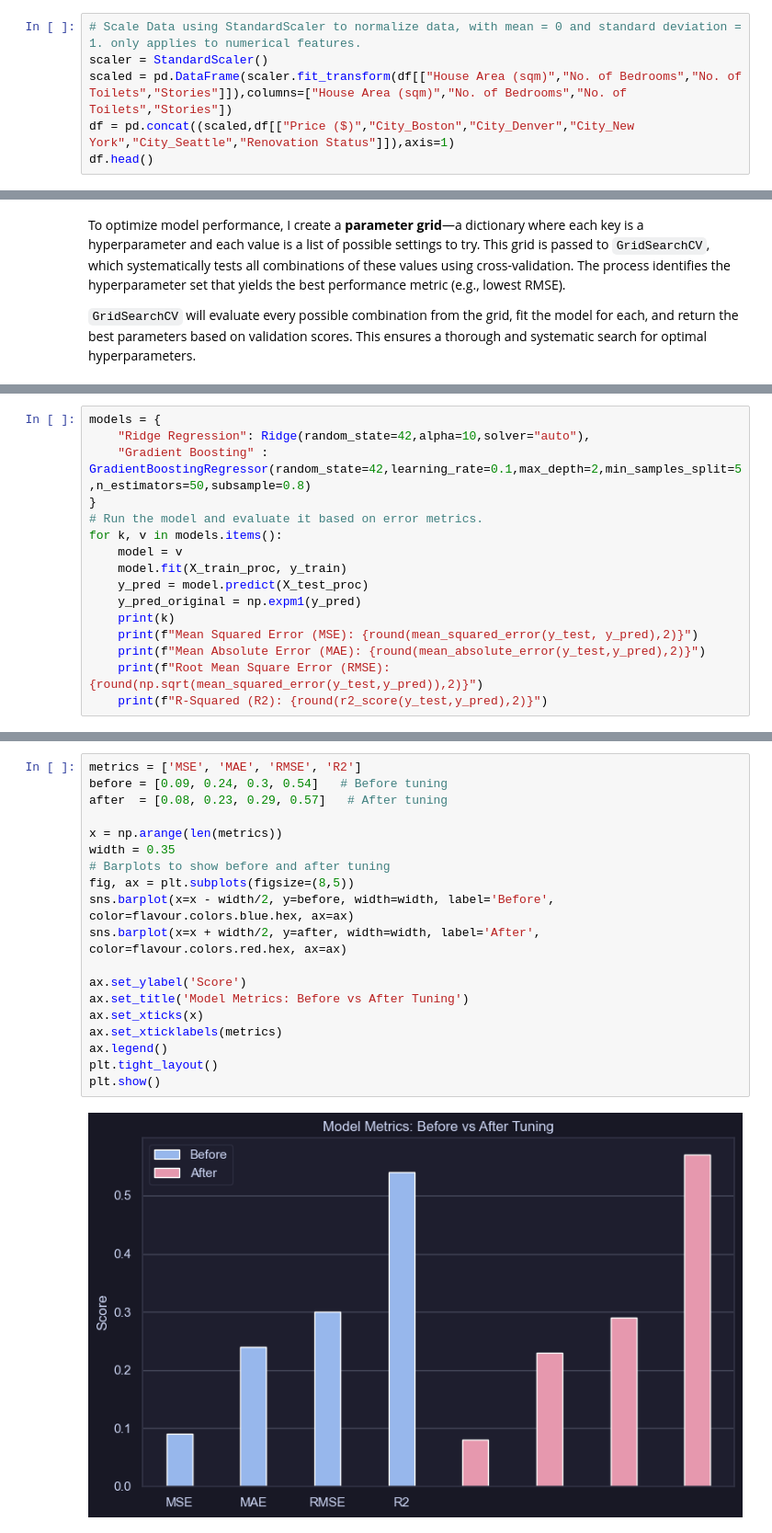
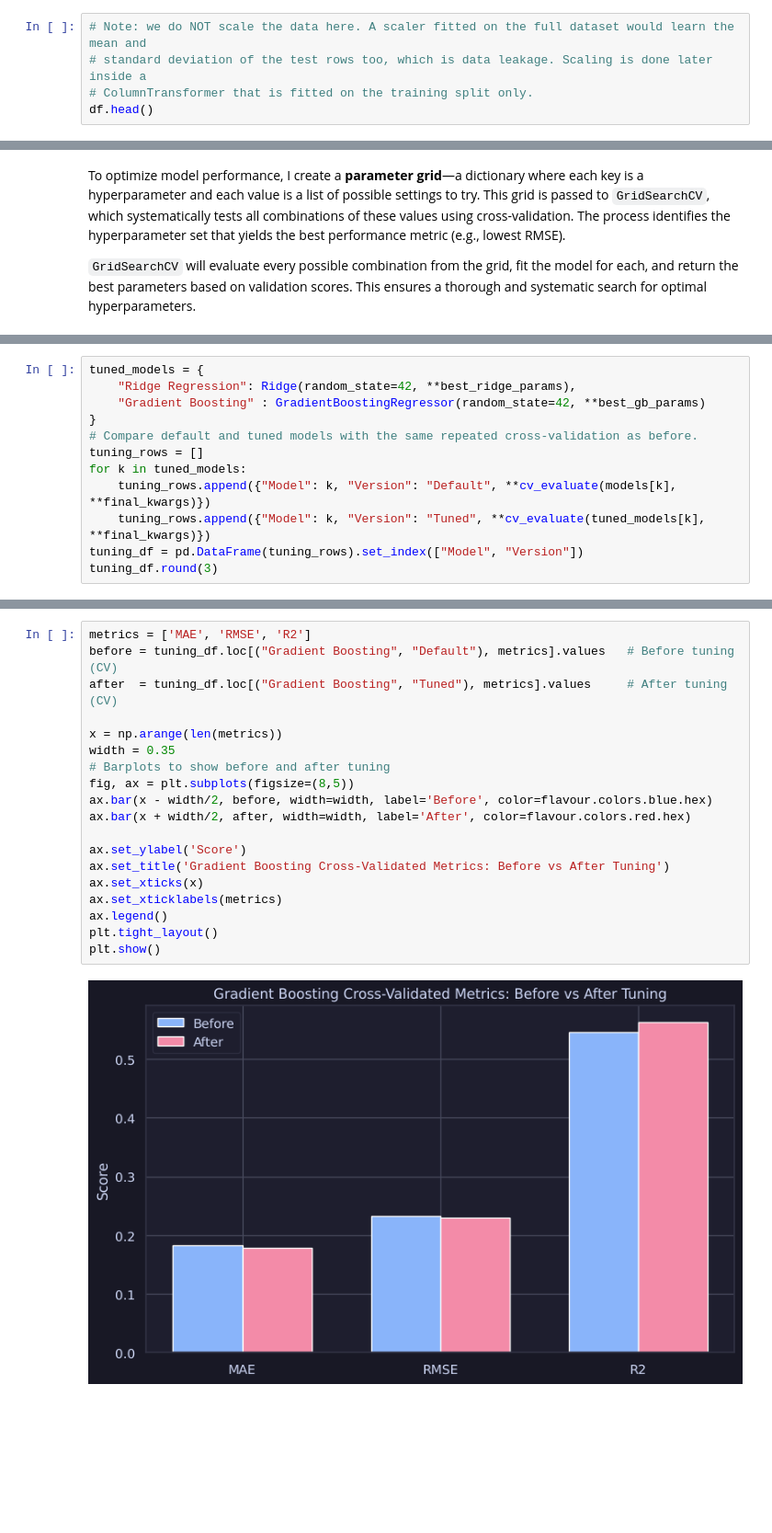
Before and after one commit to pufferfish3e/supervised-learning, a Jupyter notebook: Regression.ipynb, the cells around one changed output, grey strips where cells are left out. Shown at 92% size. Cells and saved outputs as stored; diff of their text form; blank space fills up the shorter version.

```diff
--- a/Regression.ipynb
+++ b/Regression.ipynb
@@ -596,9 +595,8 @@ Our target variable is **Price ($)**, and our features include:
 
 Let's begin by preparing our data for model training.
 # %%
-# Scale Data using StandardScaler to normalize data, with mean = 0 and standard deviation = 1. only applies to numerical features.
-scaler = StandardScaler()
-scaled = pd.DataFrame(scaler.fit_transform(df[["House Area (sqm)","No. of Bedrooms","No. of Toilets","Stories"]]),columns=["House Area (sqm)","No. of Bedrooms","No. of Toilets","Stories"])
-df = pd.concat((scaled,df[["Price ($)","City_Boston","City_Denver","City_New York","City_Seattle","Renovation Status"]]),axis=1)
+# Note: we do NOT scale the data here. A scaler fitted on the full dataset would learn the mean and
+# standard deviation of the test rows too, which is data leakage. Scaling is done later inside a
+# ColumnTransformer that is fitted on the training split only.
 df.head()
 # %% [output]
@@ -1052,17 +969,13 @@ Best Score: 0.2281171283959959
 # %%
-models = {
-    "Ridge Regression": Ridge(random_state=42,alpha=10,solver="auto"),
-    "Gradient Boosting" : GradientBoostingRegressor(random_state=42,learning_rate=0.1,max_depth=2,min_samples_split=5,n_estimators=50,subsample=0.8)
+tuned_models = {
+    "Ridge Regression": Ridge(random_state=42, **best_ridge_params),
+    "Gradient Boosting" : GradientBoostingRegressor(random_state=42, **best_gb_params)
 }
-# Run the model and evaluate it based on error metrics.
-for k, v in models.items():
-    model = v
-    model.fit(X_train_proc, y_train)
-    y_pred = model.predict(X_test_proc)
-    y_pred_original = np.expm1(y_pred)
-    print(k)
-    print(f"Mean Squared Error (MSE): {round(mean_squared_error(y_test, y_pred),2)}")
-    print(f"Mean Absolute Error (MAE): {round(mean_absolute_error(y_test,y_pred),2)}")
-    print(f"Root Mean Square Error (RMSE): {round(np.sqrt(mean_squared_error(y_test,y_pred)),2)}")
-    print(f"R-Squared (R2): {round(r2_score(y_test,y_pred),2)}")
+# Compare default and tuned models with the same repeated cross-validation as before.
+tuning_rows = []
+for k in tuned_models:
+    tuning_rows.append({"Model": k, "Version": "Default", **cv_evaluate(models[k], **final_kwargs)})
+    tuning_rows.append({"Model": k, "Version": "Tuned", **cv_evaluate(tuned_models[k], **final_kwargs)})
+tuning_df = pd.DataFrame(tuning_rows).set_index(["Model", "Version"])
+tuning_df.round(3)
 # %% [output]
@@ -1260,22 +1148,22 @@ R-Squared (R2): 0.57
 # %%
-metrics = ['MSE', 'MAE', 'RMSE', 'R2']
-before = [0.09, 0.24, 0.3, 0.54]   # Before tuning
-after  = [0.08, 0.23, 0.29, 0.57]   # After tuning
+metrics = ['MAE', 'RMSE', 'R2']
+before = tuning_df.loc[("Gradient Boosting", "Default"), metrics].values   # Before tuning (CV)
+after  = tuning_df.loc[("Gradient Boosting", "Tuned"), metrics].values     # After tuning (CV)
 
 x = np.arange(len(metrics))
 width = 0.35
 # Barplots to show before and after tuning
 fig, ax = plt.subplots(figsize=(8,5))
-sns.barplot(x=x - width/2, y=before, width=width, label='Before', color=flavour.colors.blue.hex, ax=ax)
-sns.barplot(x=x + width/2, y=after, width=width, label='After', color=flavour.colors.red.hex, ax=ax)
+ax.bar(x - width/2, before, width=width, label='Before', color=flavour.colors.blue.hex)
+ax.bar(x + width/2, after, width=width, label='After', color=flavour.colors.red.hex)
 
 ax.set_ylabel('Score')
-ax.set_title('Model Metrics: Before vs After Tuning')
+ax.set_title('Gradient Boosting Cross-Validated Metrics: Before vs After Tuning')
 ax.set_xticks(x)
 ax.set_xticklabels(metrics)
 ax.legend()
 plt.tight_layout()
 plt.show()
 # %% [output]
-[figure, old version]
+[figure, new version]
 # %% [markdown]
```
Also changed, not shown: parts of 44 cells of this notebook, 1 other file.
